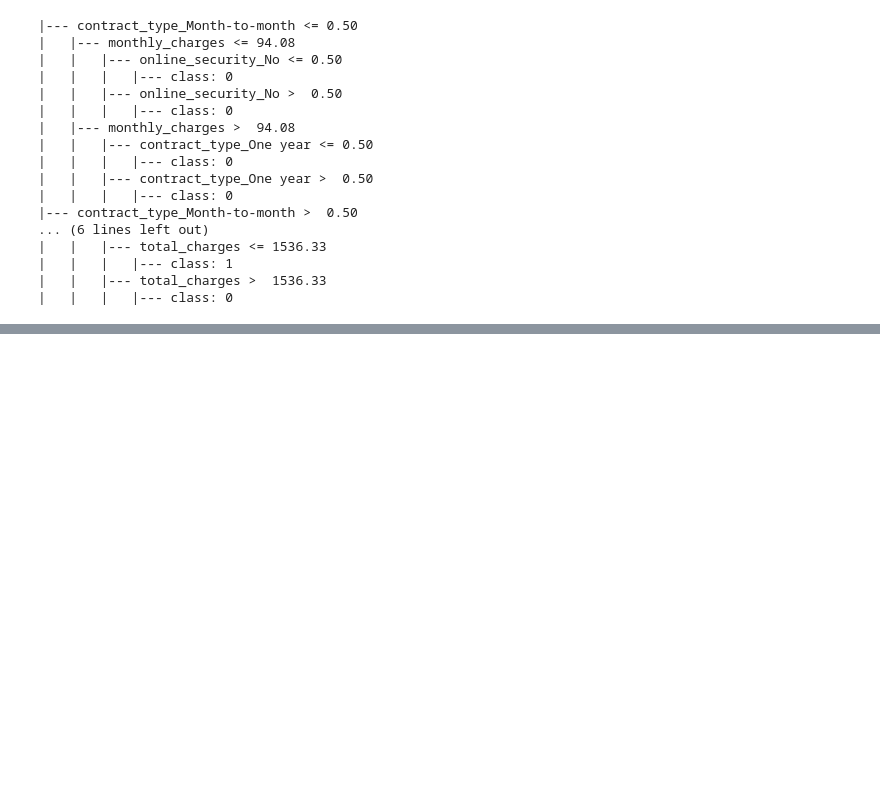
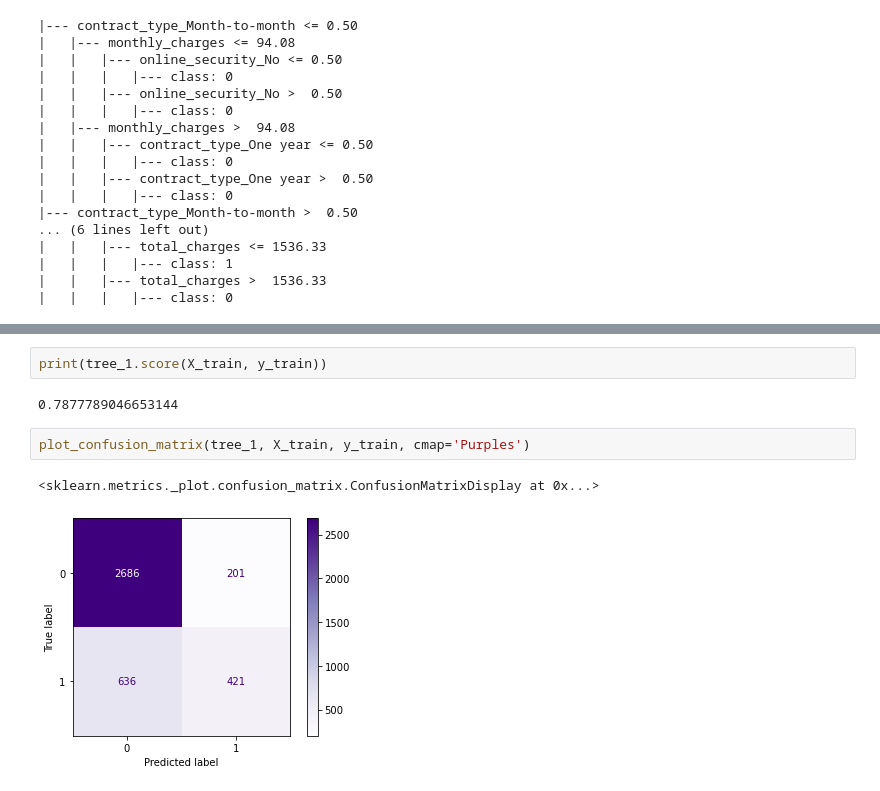
Before and after one commit to Yvette-Ibarra/classification-exercises, a Jupyter notebook: Model.ipynb, the cells around one changed output, grey strips where cells are left out. Saved outputs shown, nothing was run; the diff lists cells and outputs as text; blank space fills up the shorter version.

```diff
--- a/Model.ipynb
+++ b/Model.ipynb
@@ -410,0 +421,9 @@ print(export_text(tree_1, feature_names=X_train.columns.tolist()))
+# %%
+print(tree_1.score(X_train, y_train))
+# %% [output]
+0.7877789046653144
+# %%
+plot_confusion_matrix(tree_1, X_train, y_train, cmap='Purples')
+# %% [output]
+<sklearn.metrics._plot.confusion_matrix.ConfusionMatrixDisplay at 0x...>
+[figure, added]
```
Also changed, not shown: parts of 6 cells of this notebook.
